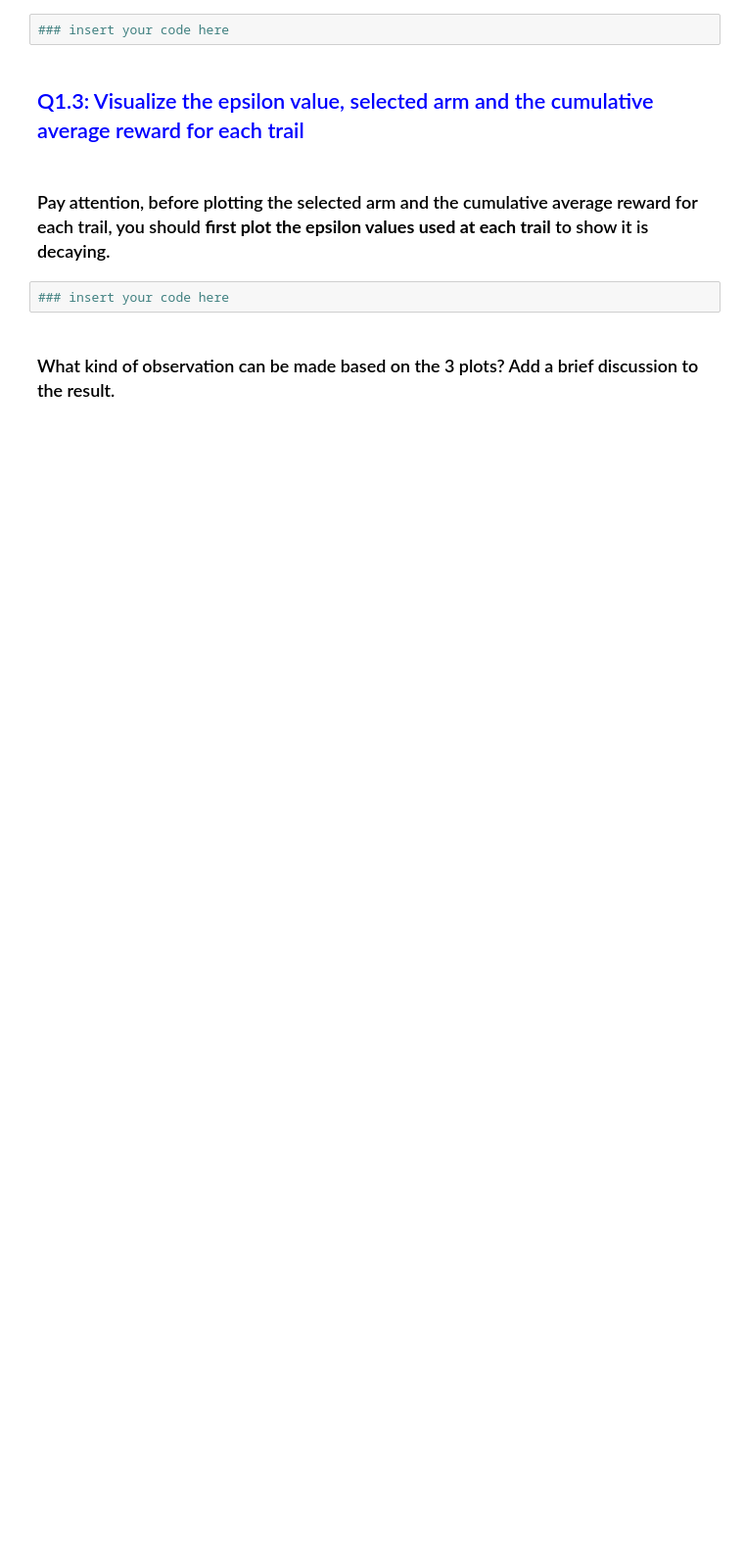
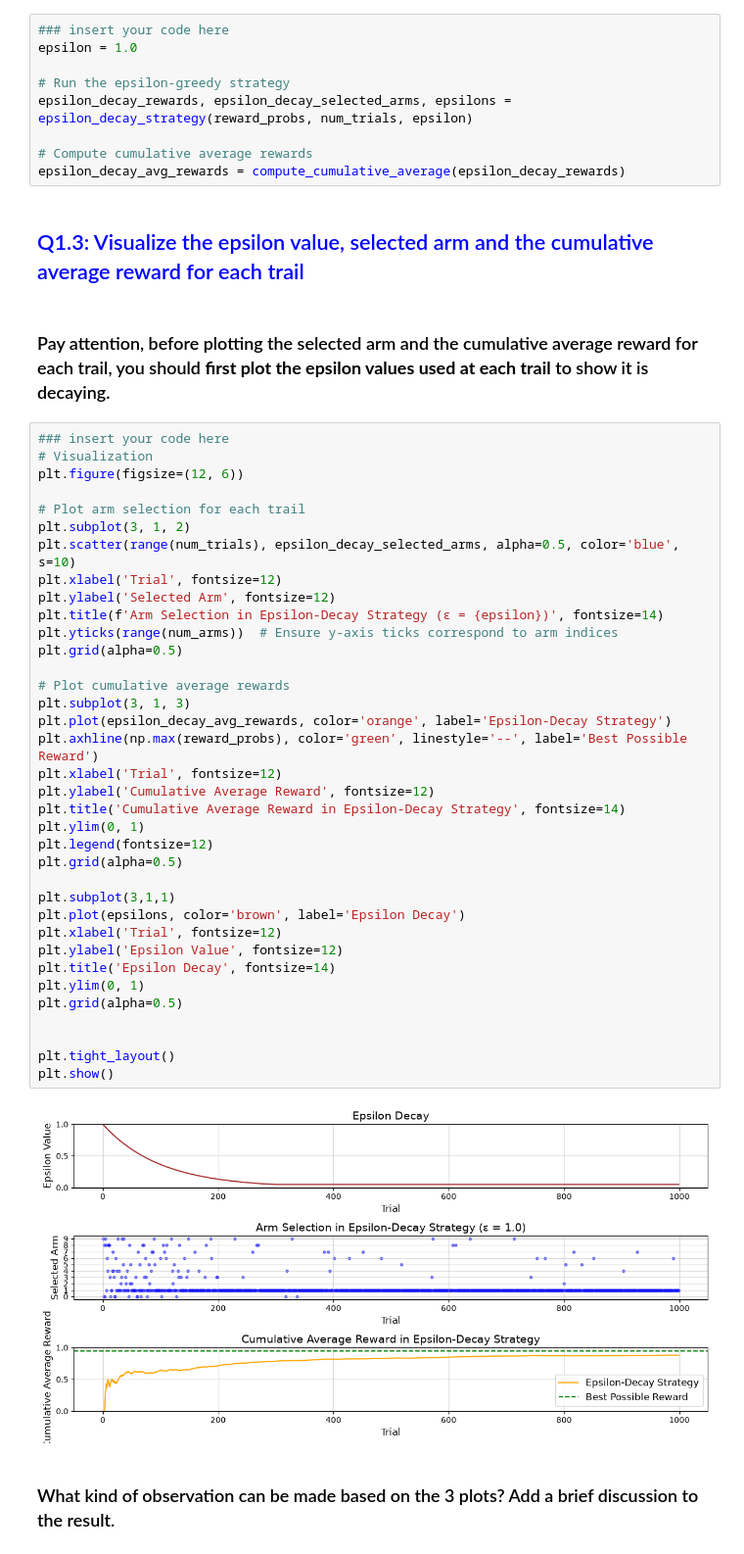
Before and after one commit to chikooooo/Statistics, a Jupyter notebook: Lab 9/TP9_Exploitation_Exploration.ipynb, the cells around one changed output. Shown at 98% size. Drawn from its saved outputs; the diff is of its cells as text; blank space fills up the shorter version.

```diff
--- a/Lab 9/TP9_Exploitation_Exploration.ipynb
+++ b/Lab 9/TP9_Exploitation_Exploration.ipynb
@@ -474,12 +543,55 @@ plt.show()
 ### Pay attention, you need to run the experiment with the **initial epsilon set to 1.0** and the **decay rate set to 0.99**.
 # %%
 ### insert your code here
+epsilon = 1.0
+
+# Run the epsilon-greedy strategy
+epsilon_decay_rewards, epsilon_decay_selected_arms, epsilons = epsilon_decay_strategy(reward_probs, num_trials, epsilon)
+
+# Compute cumulative average rewards
+epsilon_decay_avg_rewards = compute_cumulative_average(epsilon_decay_rewards)
 # %% [markdown]
 ## <span style="color:blue"> Q1.3:  Visualize the epsilon value, selected arm and the cumulative average reward  for each trail
 # %% [markdown]
 ### Pay attention, before plotting the selected arm and the cumulative average reward for each trail, you should **first plot the epsilon values used at each trail** to show it is decaying.
 # %%
 ### insert your code here
+# Visualization
+plt.figure(figsize=(12, 6))
+
+# Plot arm selection for each trail
+plt.subplot(3, 1, 2)
+plt.scatter(range(num_trials), epsilon_decay_selected_arms, alpha=0.5, color='blue', s=10)
+plt.xlabel('Trial', fontsize=12)
+plt.ylabel('Selected Arm', fontsize=12)
+plt.title(f'Arm Selection in Epsilon-Decay Strategy (ε = {epsilon})', fontsize=14)
+plt.yticks(range(num_arms))  # Ensure y-axis ticks correspond to arm indices
+plt.grid(alpha=0.5)
+
+# Plot cumulative average rewards
+plt.subplot(3, 1, 3)
+plt.plot(epsilon_decay_avg_rewards, color='orange', label='Epsilon-Decay Strategy')
+plt.axhline(np.max(reward_probs), color='green', linestyle='--', label='Best Possible Reward')
+plt.xlabel('Trial', fontsize=12)
+plt.ylabel('Cumulative Average Reward', fontsize=12)
+plt.title('Cumulative Average Reward in Epsilon-Decay Strategy', fontsize=14)
+plt.ylim(0, 1)
+plt.legend(fontsize=12)
+plt.grid(alpha=0.5)
+
+plt.subplot(3,1,1)
+plt.plot(epsilons, color='brown', label='Epsilon Decay')
+plt.xlabel('Trial', fontsize=12)
+plt.ylabel('Epsilon Value', fontsize=12)
+plt.title('Epsilon Decay', fontsize=14)
+plt.ylim(0, 1)
+plt.grid(alpha=0.5)
+
+
+plt.tight_layout()
+plt.show()
+# %% [output]
+[figure, added]
 # %% [markdown]
 ### What kind of observation can be made based on the 3 plots? Add a brief discussion to the result.
 # %% [markdown]
```
Also changed, not shown: parts of 12 cells of this notebook, 3 other files.
